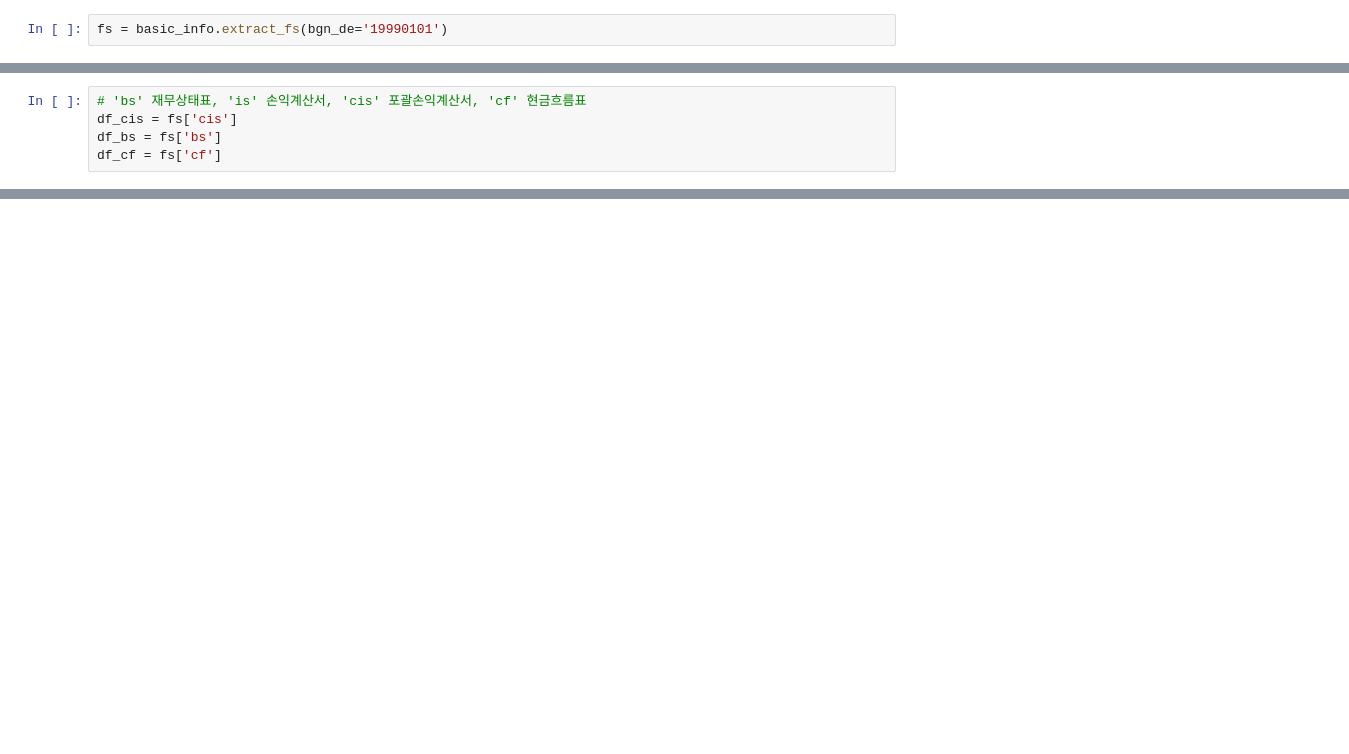
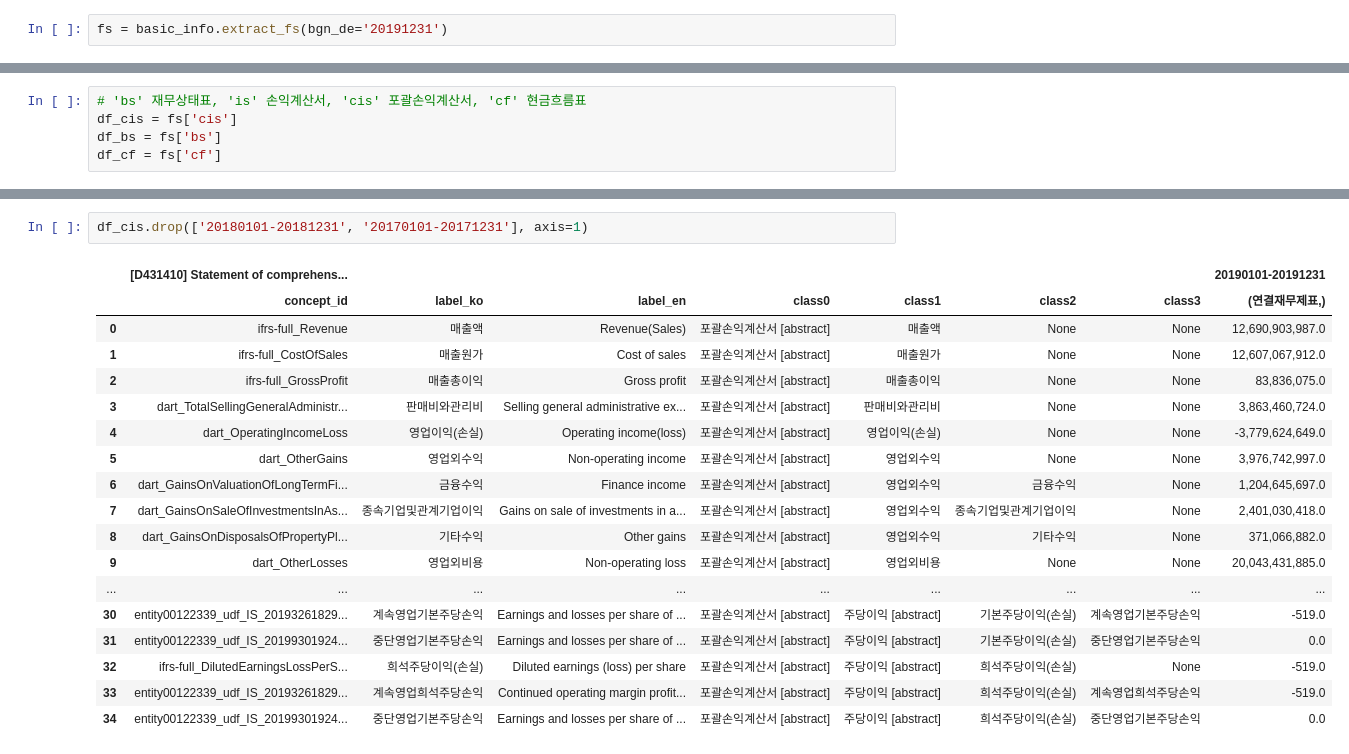
Before and after one commit to Seungki-Jeong/Analysis-of-Corporate-Bankruptcy, a Jupyter notebook: (windows)재무제표, 현금흐름표, 포괄손익계산서 예시.ipynb, the cells around one changed output, grey strips where cells are left out. Drawn from its saved outputs; the diff is of its cells as text; blank space fills up the shorter version.

```diff
--- a/(windows)재무제표, 현금흐름표, 포괄손익계산서 예시.ipynb
+++ b/(windows)재무제표, 현금흐름표, 포괄손익계산서 예시.ipynb
@@ -50,7 +40,7 @@ crp_list = dart.get_corp_list()
 # %%
 basic_info = crp_list.find_by_corp_name('이매진아시아', exactly=True)[0]
 # %%
-fs = basic_info.extract_fs(bgn_de='19990101')
+fs = basic_info.extract_fs(bgn_de='20191231')
 # %% [output]
 [interactive output not drawn]
 [interactive output not drawn]
@@ -125,0 +52,21 @@ df_cf
+# %%
+df_cis.drop(['20180101-20181231', '20170101-20171231'], axis=1)
+# %% [output]
+|  | [D431410] Statement of comprehens... |  |  |  |  |  |  | 20190101-20191231 |
+|  | concept_id | label_ko | label_en | class0 | class1 | class2 | class3 | (연결재무제표,) |
+| 0 | ifrs-full_Revenue | 매출액 | Revenue(Sales) | 포괄손익계산서 [abstract] | 매출액 | None | None | 12,690,903,987.0 |
+| 1 | ifrs-full_CostOfSales | 매출원가 | Cost of sales | 포괄손익계산서 [abstract] | 매출원가 | None | None | 12,607,067,912.0 |
+| 2 | ifrs-full_GrossProfit | 매출총이익 | Gross profit | 포괄손익계산서 [abstract] | 매출총이익 | None | None | 83,836,075.0 |
+| 3 | dart_TotalSellingGeneralAdministr... | 판매비와관리비 | Selling general administrative ex... | 포괄손익계산서 [abstract] | 판매비와관리비 | None | None | 3,863,460,724.0 |
+| 4 | dart_OperatingIncomeLoss | 영업이익(손실) | Operating income(loss) | 포괄손익계산서 [abstract] | 영업이익(손실) | None | None | -3,779,624,649.0 |
+| 5 | dart_OtherGains | 영업외수익 | Non-operating income | 포괄손익계산서 [abstract] | 영업외수익 | None | None | 3,976,742,997.0 |
+| 6 | dart_GainsOnValuationOfLongTermFi... | 금융수익 | Finance income | 포괄손익계산서 [abstract] | 영업외수익 | 금융수익 | None | 1,204,645,697.0 |
+| 7 | dart_GainsOnSaleOfInvestmentsInAs... | 종속기업및관계기업이익 | Gains on sale of investments in a... | 포괄손익계산서 [abstract] | 영업외수익 | 종속기업및관계기업이익 | None | 2,401,030,418.0 |
+| 8 | dart_GainsOnDisposalsOfPropertyPl... | 기타수익 | Other gains | 포괄손익계산서 [abstract] | 영업외수익 | 기타수익 | None | 371,066,882.0 |
+| 9 | dart_OtherLosses | 영업외비용 | Non-operating loss | 포괄손익계산서 [abstract] | 영업외비용 | None | None | 20,043,431,885.0 |
+| ... | ... | ... | ... | ... | ... | ... | ... | ... |
+| 30 | entity00122339_udf_IS_20193261829... | 계속영업기본주당손익 | Earnings and losses per share of ... | 포괄손익계산서 [abstract] | 주당이익 [abstract] | 기본주당이익(손실) | 계속영업기본주당손익 | -519.0 |
+| 31 | entity00122339_udf_IS_20199301924... | 중단영업기본주당손익 | Earnings and losses per share of ... | 포괄손익계산서 [abstract] | 주당이익 [abstract] | 기본주당이익(손실) | 중단영업기본주당손익 | 0.0 |
+| 32 | ifrs-full_DilutedEarningsLossPerS... | 희석주당이익(손실) | Diluted earnings (loss) per share | 포괄손익계산서 [abstract] | 주당이익 [abstract] | 희석주당이익(손실) | None | -519.0 |
+| 33 | entity00122339_udf_IS_20193261829... | 계속영업희석주당손익 | Continued operating margin profit... | 포괄손익계산서 [abstract] | 주당이익 [abstract] | 희석주당이익(손실) | 계속영업희석주당손익 | -519.0 |
+| 34 | entity00122339_udf_IS_20199301924... | 중단영업기본주당손익 | Earnings and losses per share of ... | 포괄손익계산서 [abstract] | 주당이익 [abstract] | 희석주당이익(손실) | 중단영업기본주당손익 | 0.0 |
```
Also changed, not shown: parts of 11 cells of this notebook.
